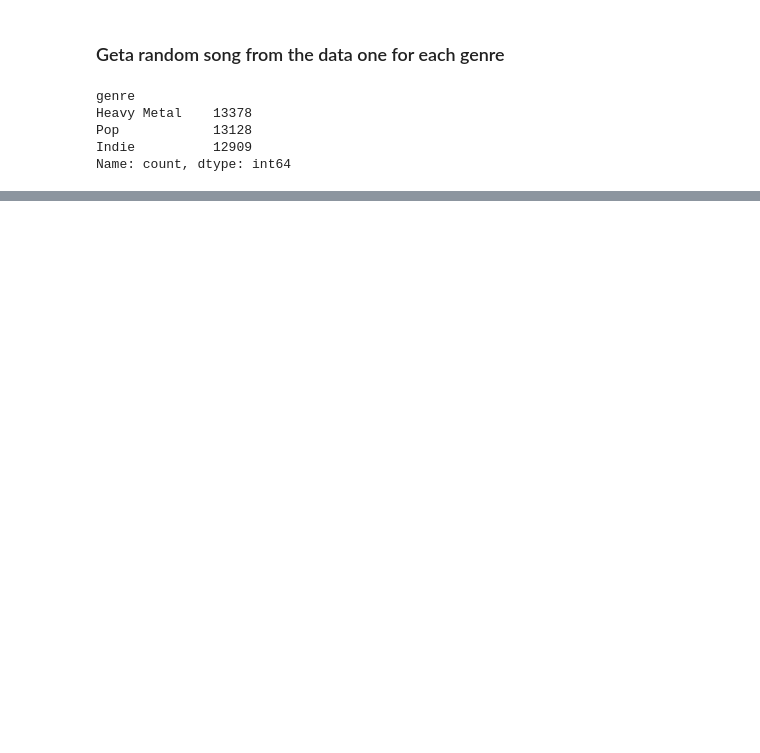
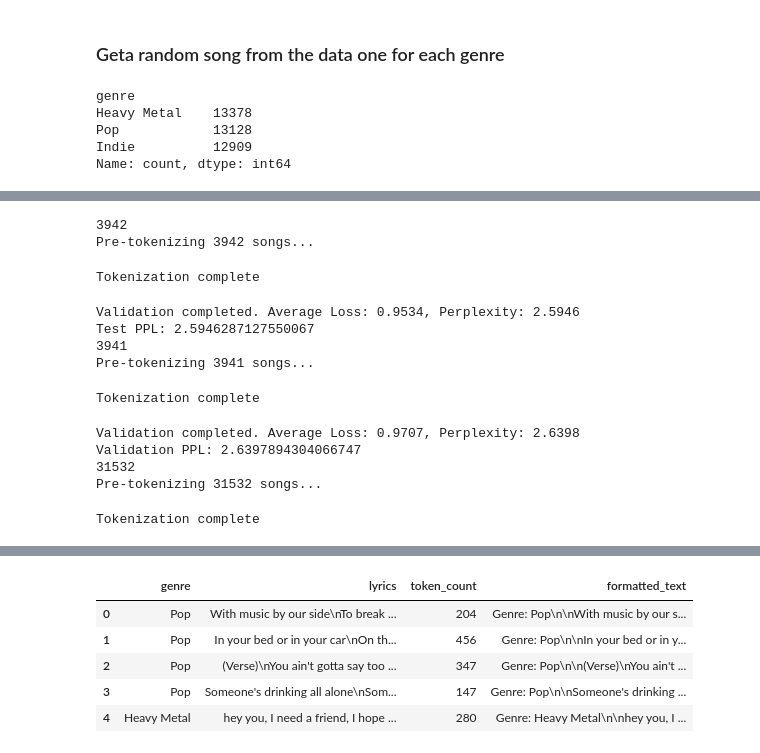
Before and after one commit to I-Hansson/DML-project, a Jupyter notebook: notebooks/eval.ipynb, the cells around one changed output, grey strips where cells are left out. Drawn from its saved outputs; the diff is of its cells as text; code cells hidden in the pictures; blank space fills up the shorter version.

```diff
--- a/notebooks/eval.ipynb
+++ b/notebooks/eval.ipynb
@@ -12,6 +12,6 @@ from transformers import GPT2Tokenizer, GPT2LMHeadModel
 
 from pathlib import Path
 # %%
-model_path = Path.cwd() / "models" / "finetuned_distilgpt2_with_tokens.pt"
+model_path = Path.cwd() / "models" / "gpt2_retrained_good_split.pt"
 print(model_path)
 # %% [output]
@@ -51,7 +51,11 @@ GPT2LMHeadModel(
 # %% [markdown]
 ## Get genereated songs
 # %%
-prompts = ["[Heavy Metal] Generate Heavy Metal lyrics", "[Indie] Generate Indie lyrics","[POP] Generate Pop lyrics"]
+prompts = [
+    "Genre: Heavy Metal,\n\n",
+    "Genre: Indie,\n\n",
+    "Genre: Pop,\n\n"
+]
 genres = ['Heavy Metal', 'Indie', 'Pop']
 genreated_songs = {
     'Heavy Metal' : '',
@@ -64,11 +68,12 @@ for prompt, genre in zip(prompts, genres):
         outputs = model.generate(
             input_ids,
             do_sample=True,
-            max_new_tokens=150,
-            top_p=0.9,
-            top_k=40,
-            temperature=0.8,
-            repetition_penalty=1.2,
+            max_new_tokens=250,
+            min_new_tokens=200,
+            top_p=0.92,
+            top_k=50,
+            temperature=0.9,
+            repetition_penalty=1.1,
             pad_token_id=tokenizer.eos_token_id,
             eos_token_id=tokenizer.eos_token_id,
             num_return_sequences=1,
@@ -266,0 +167,4 @@ And now everything's quiet
+# %%
+base_model = GPT2LMHeadModel.from_pretrained(model_name)
+base_model.to(device)
+base_model.eval()
@@ -266,0 +431,33 @@ And now everything's quiet
+# %%
+
+test_df = pd.read_csv('./data2/test_split.csv')
+print(len(test_df))
+
+
+
+val_df = pd.read_csv('./data2/val_split.csv')
+print(len(val_df))
+val_ppl = validation_loop(model, val_df, tokenizer)
+print(f"Validation PPL: {val_ppl}")
+
+
+train_df = pd.read_csv('./data2/train_split.csv')
+print(len(train_df))
+train_ppl = validation_loop(model, train_df, tokenizer)
+print(f"Training PPL: {train_ppl}")
+
+test_df.head(5)
+# %% [output]
+3942
+Pre-tokenizing 3942 songs...
+Tokenization complete
+Validation completed. Average Loss: 0.9534, Perplexity: 2.5946
+Test PPL: 2.5946287127550067
+3941
+Pre-tokenizing 3941 songs...
+Tokenization complete
+Validation completed. Average Loss: 0.9707, Perplexity: 2.6398
+Validation PPL: 2.6397894304066747
+31532
+Pre-tokenizing 31532 songs...
+Tokenization complete
@@ -266,0 +466,6 @@ And now everything's quiet
+|  | genre | lyrics | token_count | formatted_text |
+| 0 | Pop | With music by our side\nTo break ... | 204 | Genre: Pop\n\nWith music by our s... |
+| 1 | Pop | In your bed or in your car\nOn th... | 456 | Genre: Pop\n\nIn your bed or in y... |
+| 2 | Pop | (Verse)\nYou ain't gotta say too ... | 347 | Genre: Pop\n\n(Verse)\nYou ain't ... |
+| 3 | Pop | Someone's drinking all alone\nSom... | 147 | Genre: Pop\n\nSomeone's drinking ... |
+| 4 | Heavy Metal | hey you, I need a friend, I hope ... | 280 | Genre: Heavy Metal\n\nhey you, I ... |
```
Also changed, not shown: parts of 19 cells of this notebook, 7 other files.
